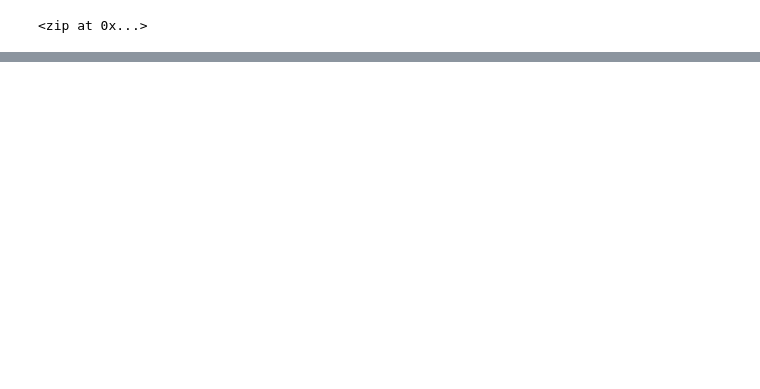
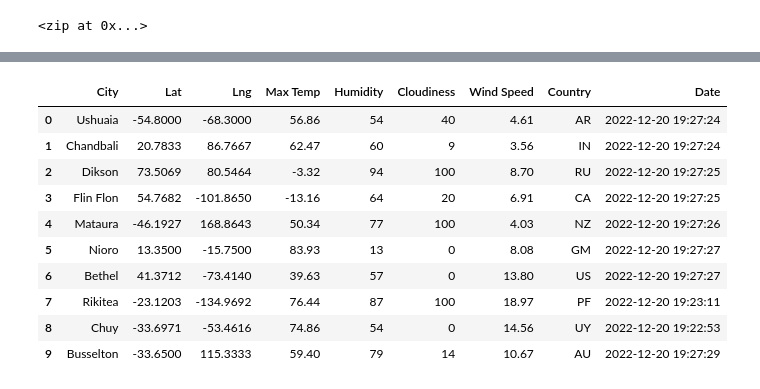
Before and after one commit to Tdacpano/World_Weather_Analysis, a Jupyter notebook: WeatherPy.ipynb, the cells around one changed output, grey strips where cells are left out. Cells and saved outputs as stored; diff of their text form; code cells hidden in the pictures; blank space fills up the shorter version.

```diff
--- a/WeatherPy.ipynb
+++ b/WeatherPy.ipynb
@@ -5,0 +15,4 @@ import numpy as np
+# %%
+# Starting URL for Weather Map API Call.
+url = "http://api.openweathermap.org/data/2.5/weather?units=Imperial&APPID=" + weather_api_key
+print(url)
@@ -54,0 +68,10 @@ len(cities)
+# %%
+# Create an empty list to hold the weather data.
+city_data = []
+# Print the beginning of the logging.
+print("Beginning Data Retrieval     ")
+print("-----------------------------")
+
+# Create counters.
+record_count = 1
+set_count = 1
@@ -54,0 +151,16 @@ len(cities)
+# %%
+# Convert the array of dictionaries to a Pandas DataFrame.
+city_data_df = pd.DataFrame(city_data)
+city_data_df.head(10)
+# %% [output]
+|  | City | Lat | Lng | Max Temp | Humidity | Cloudiness | Wind Speed | Country | Date |
+| 0 | Ushuaia | -54.8000 | -68.3000 | 56.86 | 54 | 40 | 4.61 | AR | 2022-12-20 19:27:24 |
+| 1 | Chandbali | 20.7833 | 86.7667 | 62.47 | 60 | 9 | 3.56 | IN | 2022-12-20 19:27:24 |
+| 2 | Dikson | 73.5069 | 80.5464 | -3.32 | 94 | 100 | 8.70 | RU | 2022-12-20 19:27:25 |
+| 3 | Flin Flon | 54.7682 | -101.8650 | -13.16 | 64 | 20 | 6.91 | CA | 2022-12-20 19:27:25 |
+| 4 | Mataura | -46.1927 | 168.8643 | 50.34 | 77 | 100 | 4.03 | NZ | 2022-12-20 19:27:26 |
+| 5 | Nioro | 13.3500 | -15.7500 | 83.93 | 13 | 0 | 8.08 | GM | 2022-12-20 19:27:27 |
+| 6 | Bethel | 41.3712 | -73.4140 | 39.63 | 57 | 0 | 13.80 | US | 2022-12-20 19:27:27 |
+| 7 | Rikitea | -23.1203 | -134.9692 | 76.44 | 87 | 100 | 18.97 | PF | 2022-12-20 19:23:11 |
+| 8 | Chuy | -33.6971 | -53.4616 | 74.86 | 54 | 0 | 14.56 | UY | 2022-12-20 19:22:53 |
+| 9 | Busselton | -33.6500 | 115.3333 | 59.40 | 79 | 14 | 10.67 | AU | 2022-12-20 19:27:29 |
```
Also changed, not shown: parts of 10 cells of this notebook, 1 other file.
